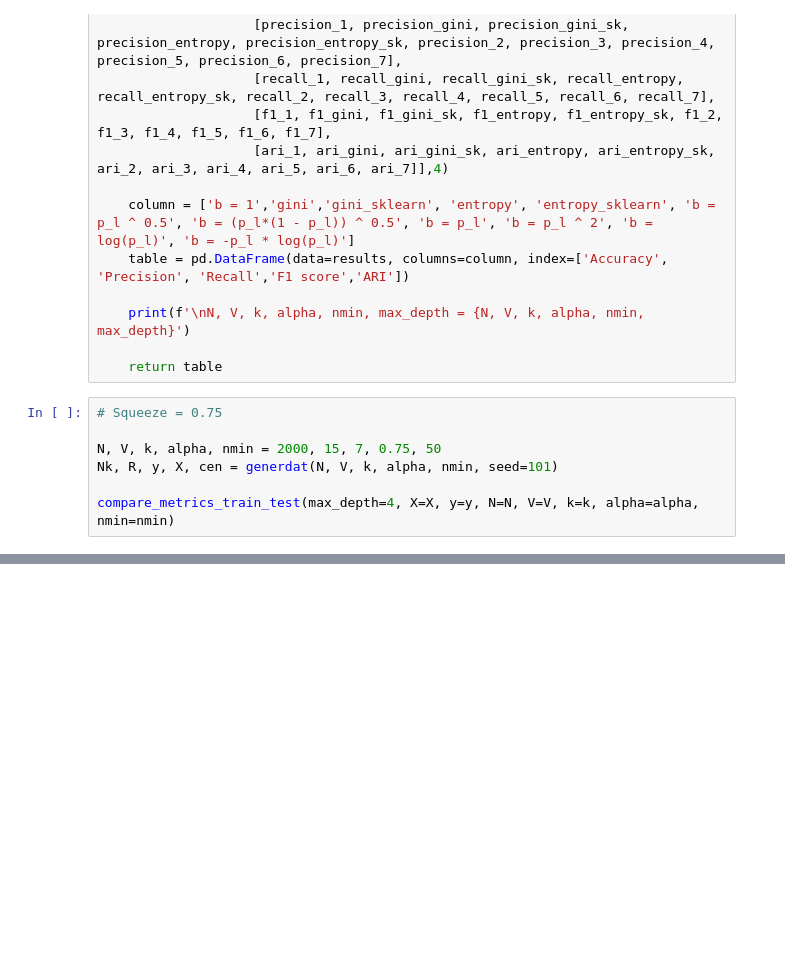
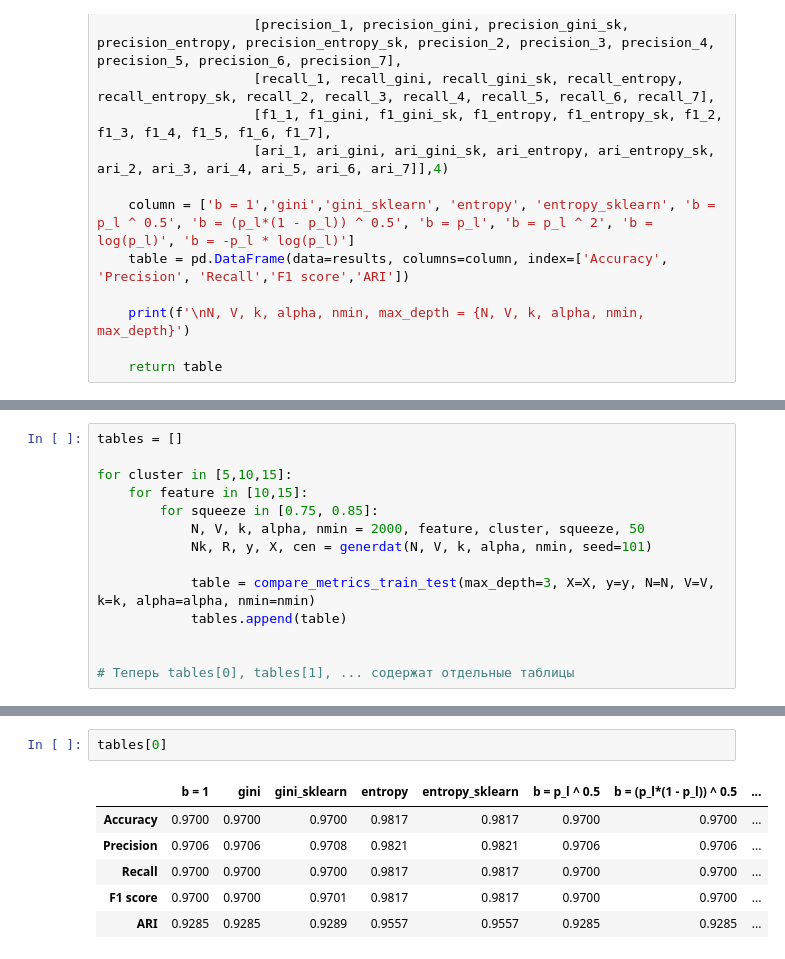
Before and after one commit to buxazich/Term-Paper-2025, a Jupyter notebook: Decision_Tree/3.Test_Decision_tree.ipynb, the cells around one changed output, grey strips where cells are left out. Saved outputs shown, nothing was run; the diff lists cells and outputs as text; blank space fills up the shorter version.

```diff
--- a/Decision_Tree/3.Test_Decision_tree.ipynb
+++ b/Decision_Tree/3.Test_Decision_tree.ipynb
@@ -543,10 +565,3 @@ def compare_metrics_train_test(max_depth, X, y, *, N=None, V=None, k=None, alpha
     print(f'\nN, V, k, alpha, nmin, max_depth = {N, V, k, alpha, nmin, max_depth}')
 
     return table
-# %%
-# Squeeze = 0.75
-
-N, V, k, alpha, nmin = 2000, 15, 7, 0.75, 50
-Nk, R, y, X, cen = generdat(N, V, k, alpha, nmin, seed=101)
-
-compare_metrics_train_test(max_depth=4, X=X, y=y, N=N, V=V, k=k, alpha=alpha, nmin=nmin)
@@ -650,0 +571,14 @@ N, V, k, alpha, nmin, max_depth = (None, None, None, None, None, 4)
+# %%
+tables = []
+
+for cluster in [5,10,15]:
+    for feature in [10,15]:
+        for squeeze in [0.75, 0.85]:
+            N, V, k, alpha, nmin = 2000, feature, cluster, squeeze, 50
+            Nk, R, y, X, cen = generdat(N, V, k, alpha, nmin, seed=101)
+
+            table = compare_metrics_train_test(max_depth=3, X=X, y=y, N=N, V=V, k=k, alpha=alpha, nmin=nmin)
+            tables.append(table)
+
+
+# Теперь tables[0], tables[1], ... содержат отдельные таблицы
@@ -650,0 +603,9 @@ N, V, k, alpha, nmin, max_depth = (None, None, None, None, None, 4)
+# %%
+tables[0]
+# %% [output]
+|  | b = 1 | gini | gini_sklearn | entropy | entropy_sklearn | b = p_l ^ 0.5 | b = (p_l*(1 - p_l)) ^ 0.5 | ... |
+| Accuracy | 0.9700 | 0.9700 | 0.9700 | 0.9817 | 0.9817 | 0.9700 | 0.9700 | ... |
+| Precision | 0.9706 | 0.9706 | 0.9708 | 0.9821 | 0.9821 | 0.9706 | 0.9706 | ... |
+| Recall | 0.9700 | 0.9700 | 0.9700 | 0.9817 | 0.9817 | 0.9700 | 0.9700 | ... |
+| F1 score | 0.9700 | 0.9700 | 0.9701 | 0.9817 | 0.9817 | 0.9700 | 0.9700 | ... |
+| ARI | 0.9285 | 0.9285 | 0.9289 | 0.9557 | 0.9557 | 0.9285 | 0.9285 | ... |
```
Also changed, not shown: parts of 87 cells of this notebook, 12 other files.
